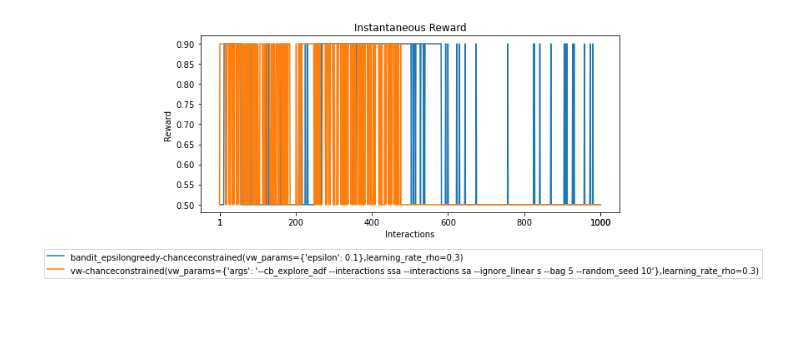
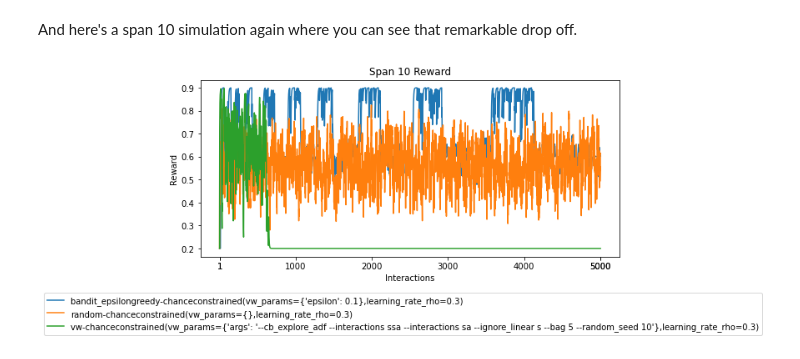
Before and after one commit to milena-mathew/coba-CCPO, a Jupyter notebook: examples/notebooks/ConstrainedSim.ipynb, the cells around one changed output. Saved outputs shown, nothing was run; the diff lists cells and outputs as text; code cells hidden in the pictures; blank space fills up the shorter version.

Commit message:
more simulations

```diff
--- a/examples/notebooks/ConstrainedSim.ipynb
+++ b/examples/notebooks/ConstrainedSim.ipynb
@@ -8,3 +11,3 @@ from coba.benchmarks  import Benchmark
 # %%
-n_interactions = 1000
+n_interactions = 5000
 r = CobaRandom()
@@ -51,4 +109,28 @@ result.plot_learners(start=0.0, end=1.0, span=10 , err_every=0)
+# %%
+def multiple_actions(index: int, context: Context) -> Sequence[Action]:
+    return [1, 2, 3]
+    #actions = [ r.randoms(5) for _ in range(3) ]
+    #return [ tuple(a/sum(action) for a in action) for action in actions ]
+
+def multiple_rewards(index: int, context: Context, action: Action) -> float:
+    if action == 1:
+        return 0.2
+    if action == 2:
+        return 0.6
+    if action == 3:
+        return 0.9
+
+def multiple_feedback(index: int, context: Context, action: Action) -> Sequence[float]:
+    if action == 1:
+        return tuple((0.2, -1, -0.5))
+    if action == 2:
+        return tuple((0.6, -0.5, 0.8))
+    if action == 3:
+        return tuple((0.9, 0.7, 1))
 # %%
-result_no_random = Benchmark(sim).evaluate([ChanceConstrainedOptimizer(constraint=0.1, len_feedback=1, learning_rate=0.3, learner=VowpalLearner, vw_kwargs={"bag":5, "seed":10}),
+sim = [ConstrainedSimulation(n_interactions, context, multiple_actions, multiple_feedback)]
+
+multiple_result = Benchmark(sim).evaluate([ChanceConstrainedOptimizer(constraint=0.1, len_feedback=1, learning_rate=0.3, learner=VowpalLearner, vw_kwargs={"bag":5, "seed":10}),
+                         ChanceConstrainedOptimizer(constraint=0.1, len_feedback=1, learning_rate=0.3, learner=RandomLearner),
                         ChanceConstrainedOptimizer(constraint=0.1, len_feedback=1, learning_rate=0.3, learner=EpsilonBanditLearner, vw_kwargs={"epsilon":0.1})])
 # %% [output]
@@ -60,4 +149,6 @@ result_no_random = Benchmark(sim).evaluate([ChanceConstrainedOptimizer(constrain
+# %% [markdown]
+And here's a span 10 simulation again where you can see that remarkable drop off.
 # %%
-result_no_random.plot_learners(start=0.0, end=1.0, span=1 , err_every=0)
+multiple_result.plot_learners(start=0.0, end=1.0, span=10 , err_every=0)
 # %% [output]
-[figure, old version]
+[figure, new version]
```
Also changed, not shown: parts of 19 cells of this notebook.
